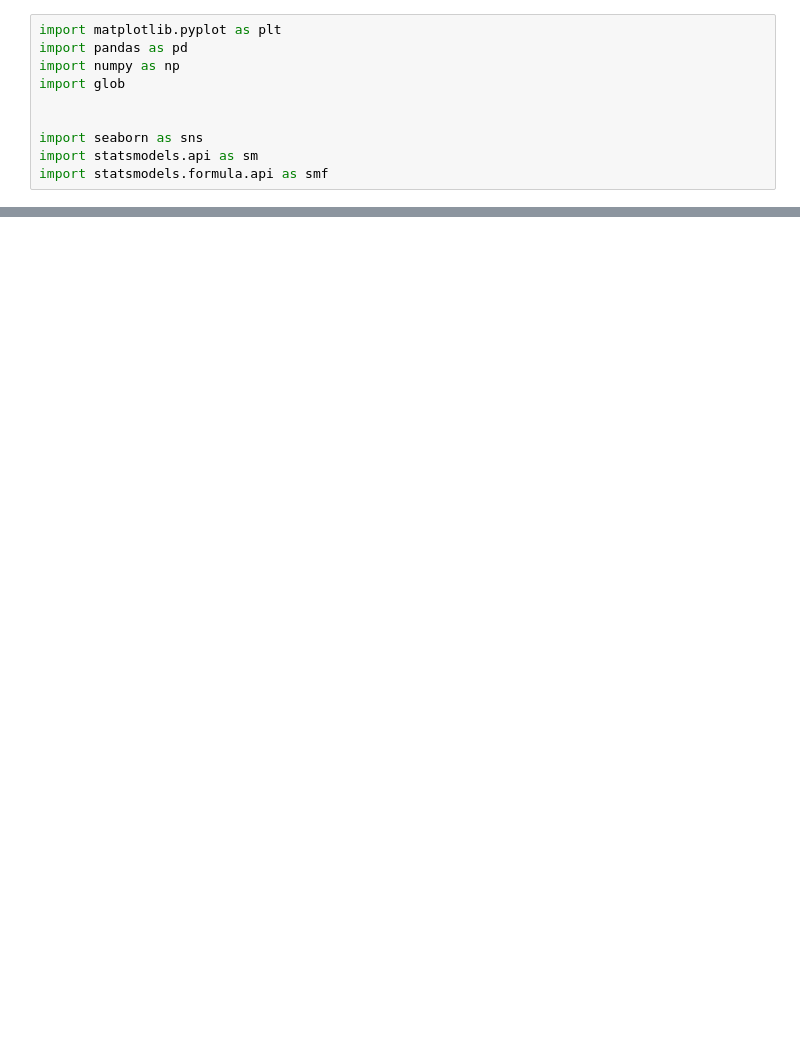
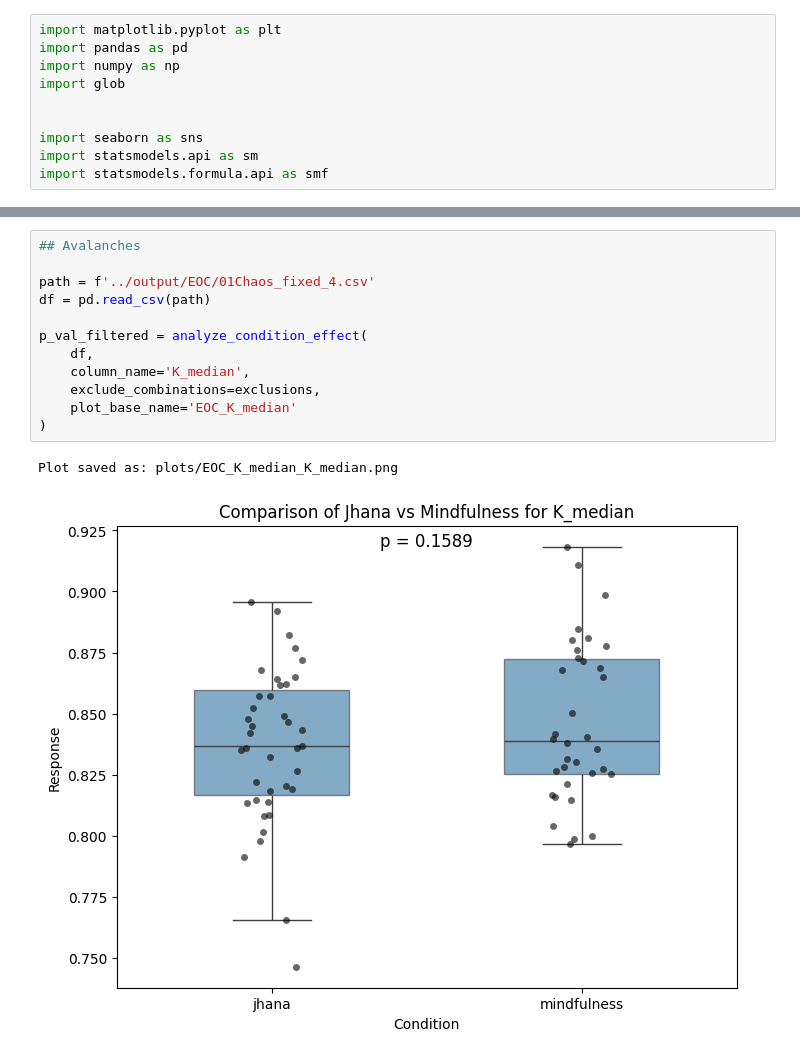
Before and after one commit to jonasmago/Criticality_PCI_Anesthesia, a Jupyter notebook: data/visualization/visualization.ipynb, the cells around one changed output, grey strips where cells are left out. Drawn from its saved outputs; the diff is of its cells as text; blank space fills up the shorter version.

```diff
--- a/data/visualization/visualization.ipynb
+++ b/data/visualization/visualization.ipynb
@@ -51,0 +175,15 @@ plt.show()
+# %%
+## Avalanches
+
+path = f'../output/EOC/01Chaos_fixed_4.csv'
+df = pd.read_csv(path)
+
+p_val_filtered = analyze_condition_effect(
+    df,
+    column_name='K_median',
+    exclude_combinations=exclusions,
+    plot_base_name='EOC_K_median'
+)
+# %% [output]
+Plot saved as: plots/EOC_K_median_K_median.png
+[figure, added]
```
Also changed, not shown: parts of 11 cells of this notebook, 6 other files.
